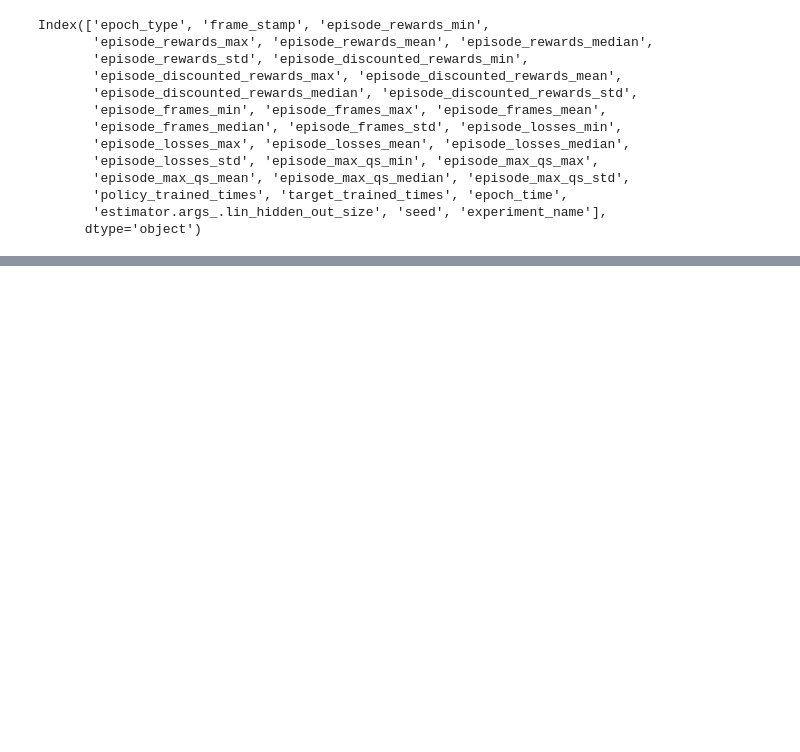
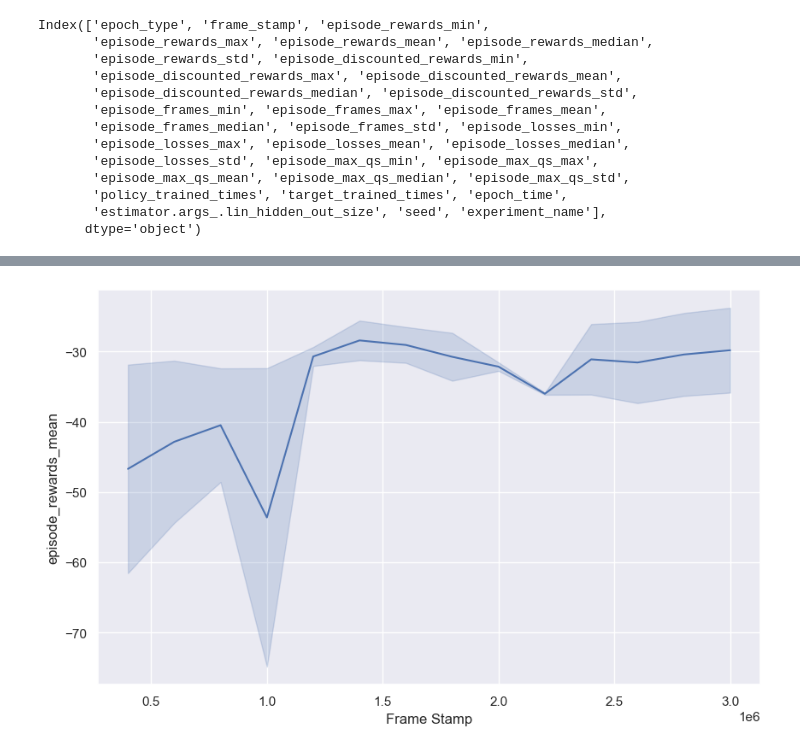
Before and after one commit to mariusdgm/phd-rl-algos, a Jupyter notebook: dqn/opinion_dynamics/experiments/inspect_results.ipynb, the cells around one changed output, grey strips where cells are left out. Saved outputs shown, nothing was run; the diff lists cells and outputs as text; code cells hidden in the pictures; blank space fills up the shorter version.

```diff
--- a/dqn/opinion_dynamics/experiments/inspect_results.ipynb
+++ b/dqn/opinion_dynamics/experiments/inspect_results.ipynb
@@ -166,2 +165,23 @@ df
+# %%
+selected_metric = 'episode_rewards_mean'
+# Filter for validation episodes
+validation_df = df[df['epoch_type'] == 'validation']
+
+# Get the unique sorted frame_stamp values
+unique_frames = np.sort(validation_df['frame_stamp'].unique())
+N = 1
+# Get all frame_stamp values after the first N unique ones
+filtered_frames = unique_frames[N:]
+
+# Filter the DataFrame to only include rows with these frame_stamp values
+filtered_df = validation_df[validation_df['frame_stamp'].isin(filtered_frames)]
+
+plt.figure(figsize=(10, 6))
+sns.lineplot(data=filtered_df, x='frame_stamp', y=selected_metric)
+plt.ylabel(selected_metric)
+plt.xlabel('Frame Stamp')
+plt.show()
+# %% [output]
+[figure, added]
 # %%
 
```
Also changed, not shown: parts of 4 cells of this notebook, 7 other files.
